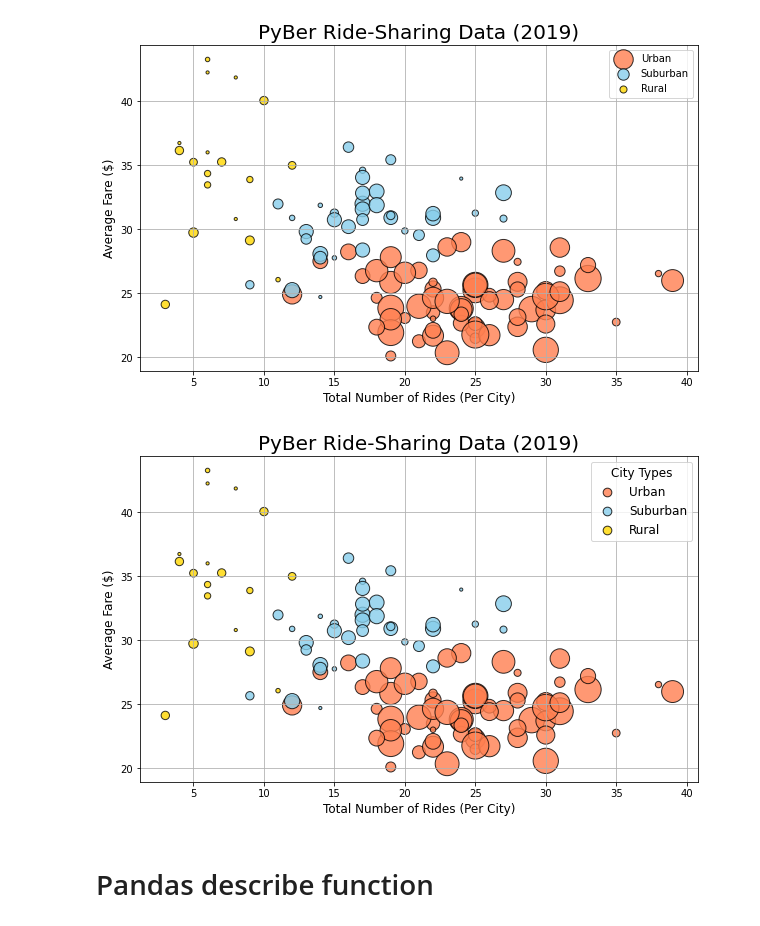
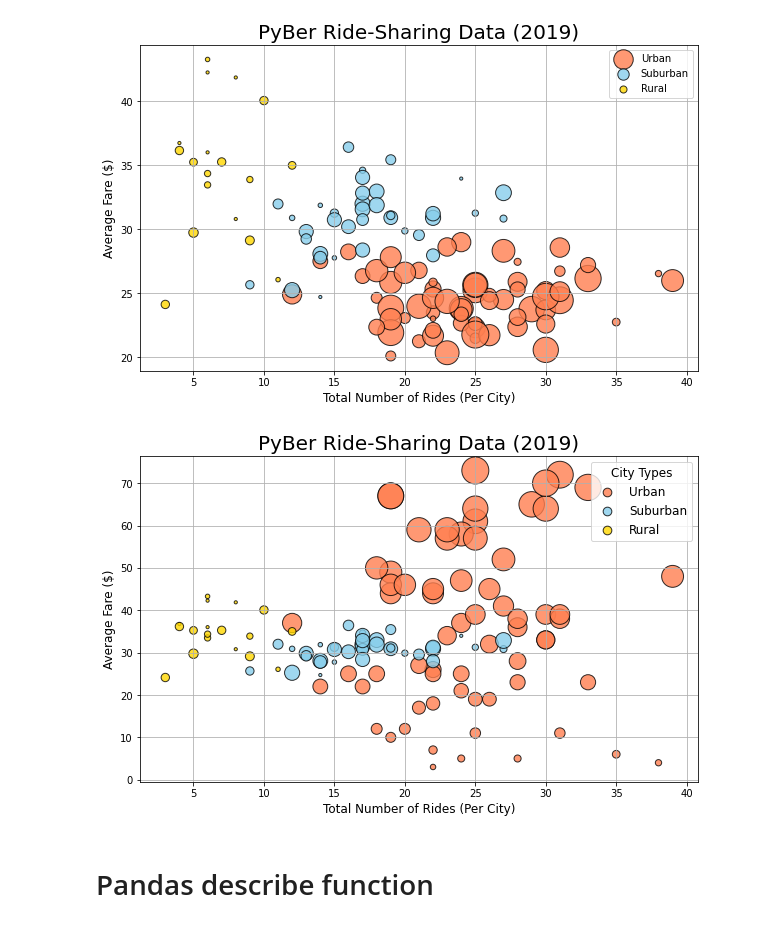
Before and after one commit to Connectime4ever/PyBer_Analysis, a Jupyter notebook: Pyber.ipynb, the cells around one changed output. Cells and saved outputs as stored; diff of their text form; code cells hidden in the pictures.

```diff
--- a/Pyber.ipynb
+++ b/Pyber.ipynb
@@ -280,8 +280,8 @@ Williamsonville       31.875000
 Name: fare, dtype: float64
 # %%
 # Get the average number of drivers for each urban city.5.3.4
-urban_avg_driver = urban_cities_df.groupby(["city"]).mean()["driver_count"]
-urban_avg_driver
+urban_driver_count = urban_cities_df.groupby(["city"]).mean()["driver_count"]
+urban_driver_count
 # %% [output]
 city
 Amandaburgh            12.0
@@ -298,8 +298,8 @@ Williamsview           46.0
 Name: driver_count, Length: 66, dtype: float64
 # %%
 # Get the average number of drivers for each suburban city.5.3.4
-suburban_avg_driver = suburban_cities_df.groupby(["city"]).mean()["driver_count"]
-suburban_avg_driver
+suburban_driver_count = suburban_cities_df.groupby(["city"]).mean()["driver_count"]
+suburban_driver_count
 # %% [output]
 city
 Barronchester         11.0
@@ -320,8 +320,8 @@ Williamsonville        2.0
 Name: driver_count, dtype: float64
 # %%
 # Get the average number of drivers for each suburban city.5.3.4
-rural_avg_driver = rural_cities_df.groupby(["city"]).mean()["driver_count"]
-rural_avg_driver
+rural_driver_count = rural_cities_df.groupby(["city"]).mean()["driver_count"]
+rural_driver_count
 # %% [output]
 city
 Bradshawfurt         7.0
@@ -466,44 +466,44 @@ plt.show()
 # Build the scatter charts for each city type.
 plt.subplots(figsize=(10, 6))
 plt.scatter(urban_ride_count,
-      urban_avg_fare,
-      s=10*urban_avg_driver, c="coral",
+      urban_driver_count,
+      s=10*urban_driver_count, c="coral",
       edgecolor="black", linewidths=1,
       alpha=0.8, label="Urban")
 
 plt.scatter(suburban_ride_count,
       suburban_avg_fare,
-      s=10*suburban_avg_driver, c="skyblue",
+      s=10*suburban_driver_count, c="skyblue",
       edgecolor="black", linewidths=1,
       alpha=0.8, label="Suburban")
 
 plt.scatter(rural_ride_count,
       rural_avg_fare,
-      s=10*rural_avg_driver, c="gold",
+      s=10*rural_driver_count, c="gold",
       edgecolor="black", linewidths=1,
       alpha=0.8, label="Rural")
 
 # Incorporate the other graph properties
 plt.title("PyBer Ride-Sharing Data (2019)", fontsize=20)
 plt.ylabel("Average Fare ($)", fontsize=12)
 plt.xlabel("Total Number of Rides (Per City)", fontsize=12)
 plt.grid(True)
 
 # Add the legend.
 plt.legend()
 
 # Create a legend
 lgnd = plt.legend(fontsize="12", mode="Expanded",
          scatterpoints=1, loc="best", title="City Types")
 lgnd.legendHandles[0]._sizes = [75]
 lgnd.legendHandles[1]._sizes = [75]
 lgnd.legendHandles[2]._sizes = [75]
 lgnd.get_title().set_fontsize(12)
 
 # Show the plot
 plt.show()
 # %% [output]
-[figure, old version]
+[figure, new version]
 # %% [markdown]
 # Pandas describe function
 # %%
```
Also changed, not shown: parts of 7 cells of this notebook, 3 other files.
